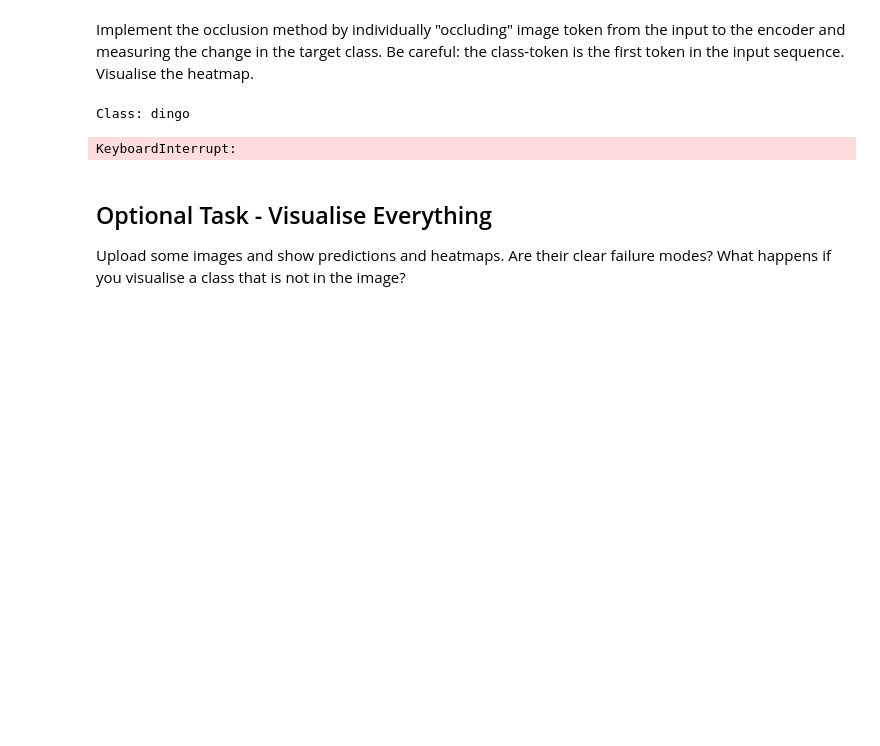
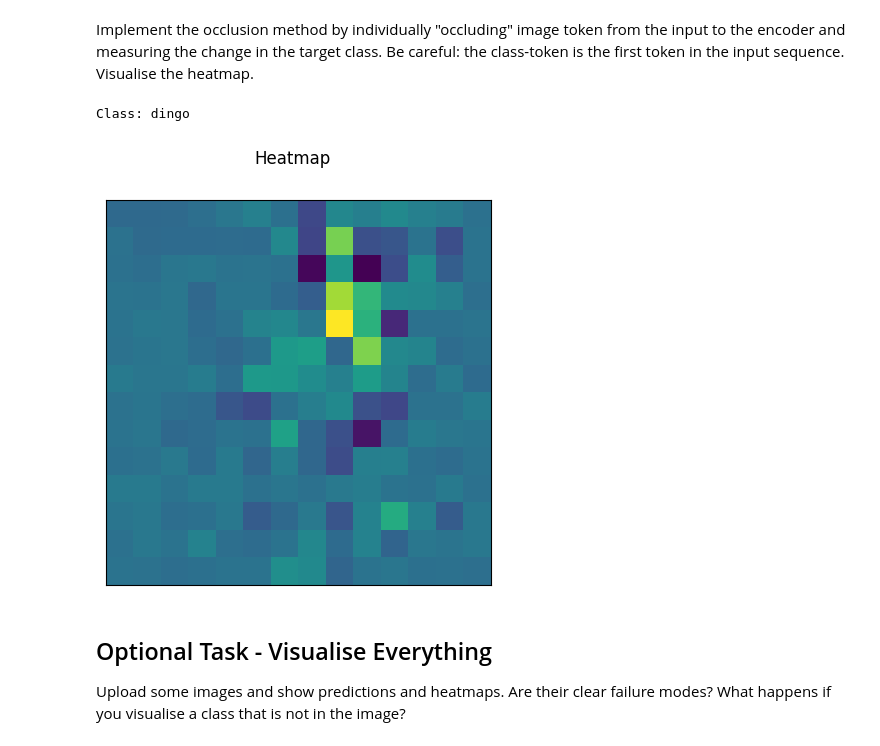
Before and after one commit to alexandre-bismuth/ComputerVision, a Jupyter notebook: practical2.ipynb, the cells around one changed output. Saved outputs shown, nothing was run; the diff lists cells and outputs as text; code cells hidden in the pictures; blank space fills up the shorter version.

```diff
--- a/practical2.ipynb
+++ b/practical2.ipynb
@@ -377,6 +389,8 @@ The code for the lecture implements the occlusion method for CNNs, by blocking o
 We will now do the same for a transformer architecture. However, since the transformer already divides the image into patches, we can directly block out tokens instead of modifying the image.
 # %%
 model = torch.hub.load('pytorch/vision', 'vit_b_16', weights=torchvision.models.ViT_B_16_Weights.IMAGENET1K_V1)
+device = torch.device("cuda" if torch.cuda.is_available() else "cpu") # Added to use GPU
+model.eval().to(device)
 class_names = torchvision.models.ViT_B_16_Weights.IMAGENET1K_V1.meta["categories"]
 
 # load image
@@ -443,37 +457,44 @@ Predicted class: dingo
 Implement the occlusion method by individually "occluding" image token from the input to the encoder and measuring the change in the target class. Be careful: the class-token is the first token in the input sequence. Visualise the heatmap.
 # %%
 def predict_drop_token(model, image, token):
-    x = model._process_input(image)
-    n = x.shape[0]
-    batch_class_token = model.class_token.expand(n, -1, -1)
-    x = torch.cat([batch_class_token, x], dim=1)
+    model = model.to(device)
+    model_device = next(model.parameters()).device
+    img = image.to(model_device)
+    with torch.no_grad():
+        x = model._process_input(img)
+        n = x.shape[0]
+        batch_class_token = model.class_token.expand(n, -1, -1)
+        x = torch.cat([batch_class_token, x], dim=1)
 
-    input = x + model.encoder.pos_embedding
-    input[:, token, :] = 0
-    input = model.encoder.layers(input)
-    x = model.encoder.ln(input)
-    x = x[:, 0]
+        input = x + model.encoder.pos_embedding
+        input[:, token, :] = 0
+        input = model.encoder.layers(input)
+        x = model.encoder.ln(input)
+        x = x[:, 0]
     return model.heads(x).detach().cpu().numpy()
 
 # get prediction
 with torch.no_grad():
-    original_prediction = predict(model, image) # TODO: get the original prediction
+  image = image.to(next(model.parameters()).device) # image = image.to(device)
+  original_prediction = predict(model, image) # TODO: get the original prediction
 
 top_class = original_prediction.argmax()
 print(f'Class: {class_names[top_class]}')
 
-heatmap = np.zeros((224, 224))
+heatmap = np.zeros((14, 14))
 for i in tqdm(range(heatmap.size)):
-    response = predict_drop_token(model, image, i)
+    response = predict_drop_token(model, image, i + 1) # We add one to skip token 0
     heat = original_prediction[0, top_class] - response[0, top_class]
-    heatmap[i // 224, i % 224] = heat  # TODO: calculate the heatmap
+    row = (i - 1) // 14
+    col = (i - 1) % 14
+    heatmap[row, col] = heat  # TODO: calculate the heatmap
 
 # plot heatmap
 vis = Visualizer(num_rows=1, num_cols=1, figsize=(5,5), axis_off=True, title='Heatmap')
 vis.add_image_subplot(0, 0, heatmap)
 # %% [output]
 Class: dingo
-KeyboardInterrupt:
+[figure, added]
 # %% [markdown]
 ## Optional Task - Visualise Everything
 Upload some images and show predictions and heatmaps. Are their clear failure modes? What happens if you visualise a class that is not in the image?
```
Also changed, not shown: parts of 5 cells of this notebook.
